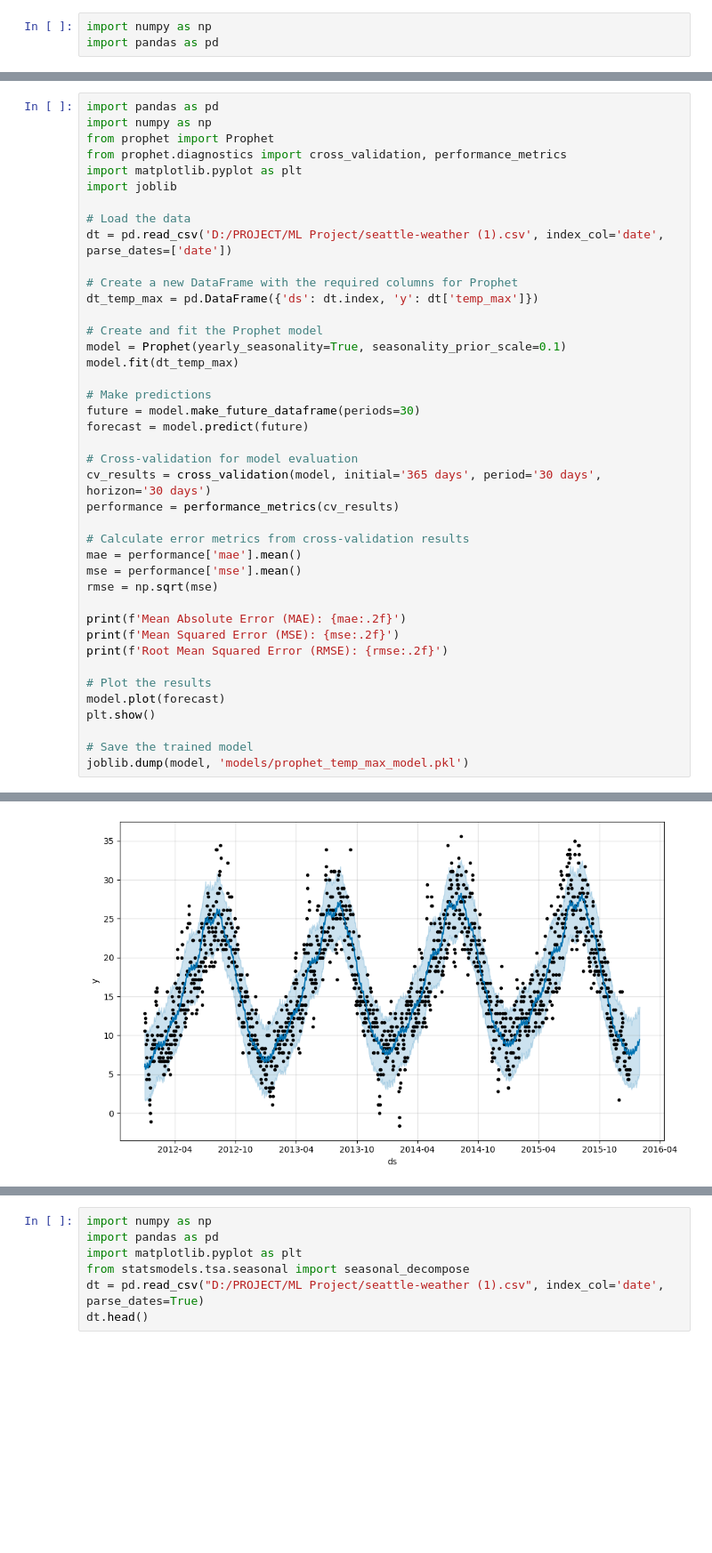
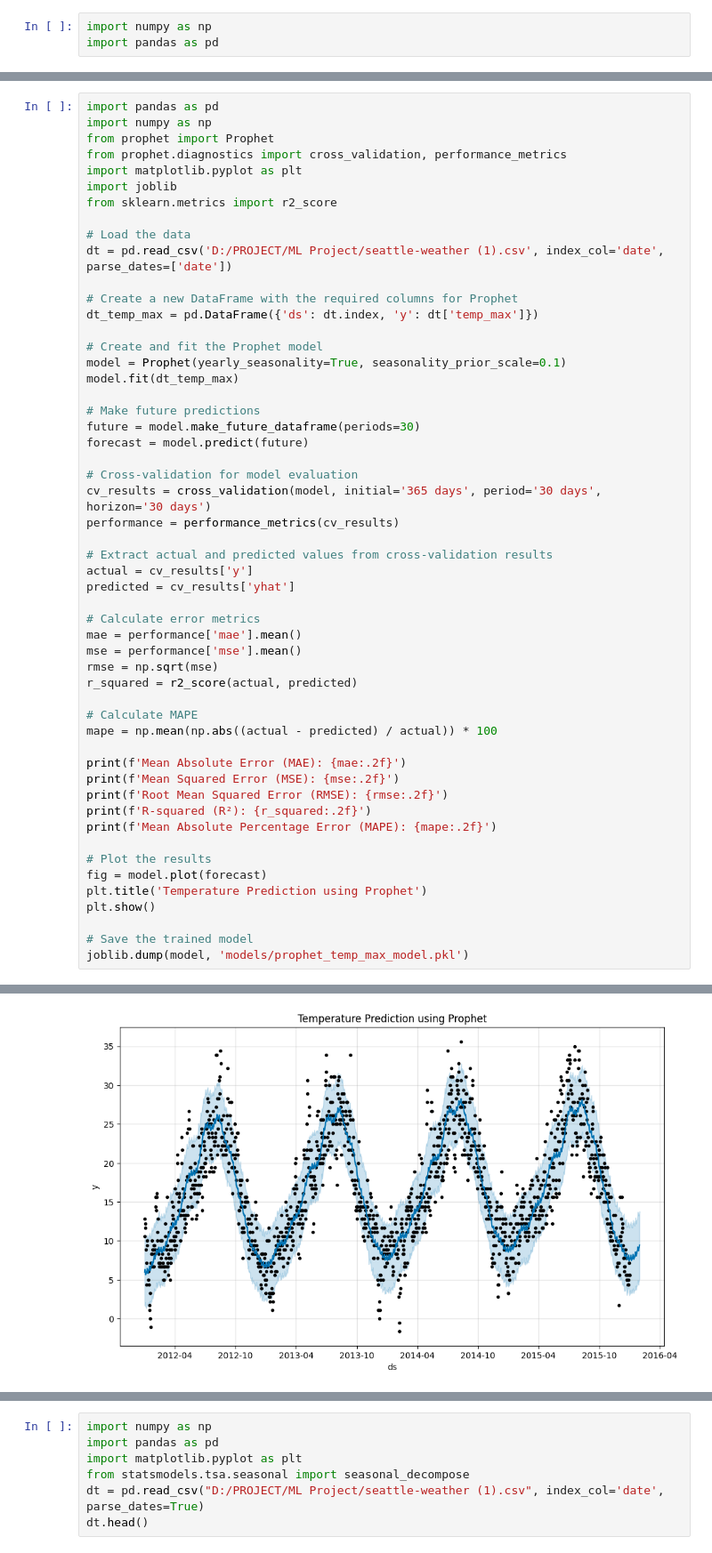
Before and after one commit to RoshiniGunasekaran/ML_Project, a Jupyter notebook: project/models/mlproject.ipynb, the cells around one changed output, grey strips where cells are left out. Shown at 89% size. Cells and saved outputs as stored; diff of their text form; blank space fills up the shorter version.

```diff
--- a/project/models/mlproject.ipynb
+++ b/project/models/mlproject.ipynb
@@ -1803,6 +1772,7 @@ from prophet import Prophet
 from prophet.diagnostics import cross_validation, performance_metrics
 import matplotlib.pyplot as plt
 import joblib
+from sklearn.metrics import r2_score
 
 # Load the data
 dt = pd.read_csv('D:/PROJECT/ML Project/seattle-weather (1).csv', index_col='date', parse_dates=['date'])
@@ -1814,7 +1784,7 @@ dt_temp_max = pd.DataFrame({'ds': dt.index, 'y': dt['temp_max']})
 model = Prophet(yearly_seasonality=True, seasonality_prior_scale=0.1)
 model.fit(dt_temp_max)
 
-# Make predictions
+# Make future predictions
 future = model.make_future_dataframe(periods=30)
 forecast = model.predict(future)
 
@@ -1822,17 +1792,28 @@ forecast = model.predict(future)
 cv_results = cross_validation(model, initial='365 days', period='30 days', horizon='30 days')
 performance = performance_metrics(cv_results)
 
-# Calculate error metrics from cross-validation results
+# Extract actual and predicted values from cross-validation results
+actual = cv_results['y']
+predicted = cv_results['yhat']
+
+# Calculate error metrics
 mae = performance['mae'].mean()
 mse = performance['mse'].mean()
 rmse = np.sqrt(mse)
+r_squared = r2_score(actual, predicted)
+
+# Calculate MAPE
+mape = np.mean(np.abs((actual - predicted) / actual)) * 100
 
 print(f'Mean Absolute Error (MAE): {mae:.2f}')
 print(f'Mean Squared Error (MSE): {mse:.2f}')
 print(f'Root Mean Squared Error (RMSE): {rmse:.2f}')
+print(f'R-squared (R²): {r_squared:.2f}')
+print(f'Mean Absolute Percentage Error (MAPE): {mape:.2f}')
 
 # Plot the results
-model.plot(forecast)
+fig = model.plot(forecast)
+plt.title('Temperature Prediction using Prophet')
 plt.show()
 
 # Save the trained model
@@ -1876 +1860 @@ Root Mean Squared Error (RMSE): 3.92
-[figure, old version]
+[figure, new version]
```
Also changed, not shown: parts of 29 cells of this notebook, 25 other files.
